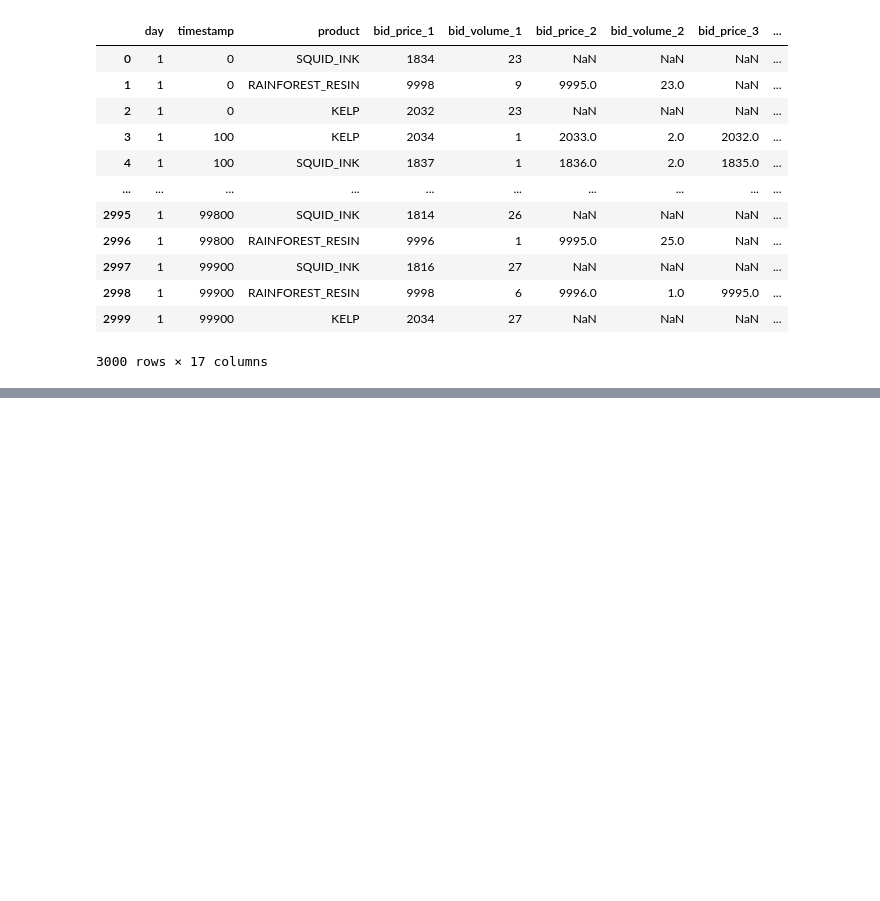
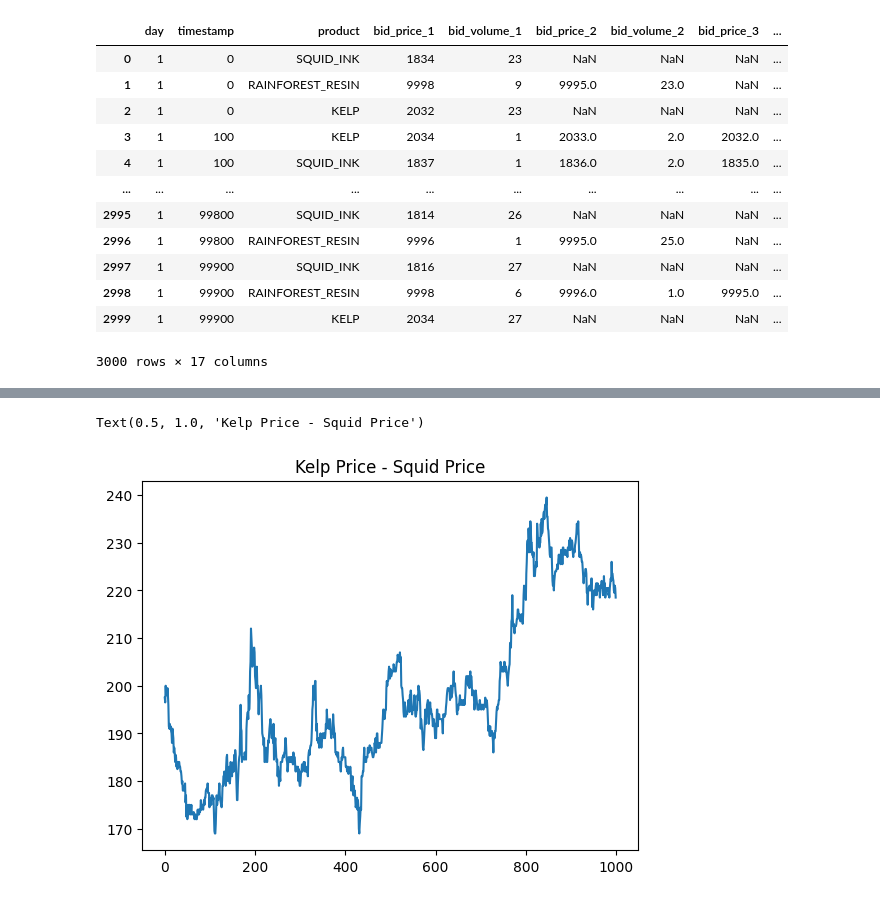
Before and after one commit to edg33/prosperity-3, a Jupyter notebook: Research/Prosperity_Vis_v3.ipynb, the cells around one changed output, grey strips where cells are left out. Cells and saved outputs as stored; diff of their text form; code cells hidden in the pictures; blank space fills up the shorter version.

```diff
--- a/Research/Prosperity_Vis_v3.ipynb
+++ b/Research/Prosperity_Vis_v3.ipynb
@@ -39,0 +128,6 @@ activities
+# %%
+plt.plot(kelp_df["mid_price"] - squid_df["mid_price"])
+plt.title("Kelp Price - Squid Price")
+# %% [output]
+Text(0.5, 1.0, 'Kelp Price - Squid Price')
+[figure, added]
```
Also changed, not shown: parts of 12 cells of this notebook, 1 other file.
